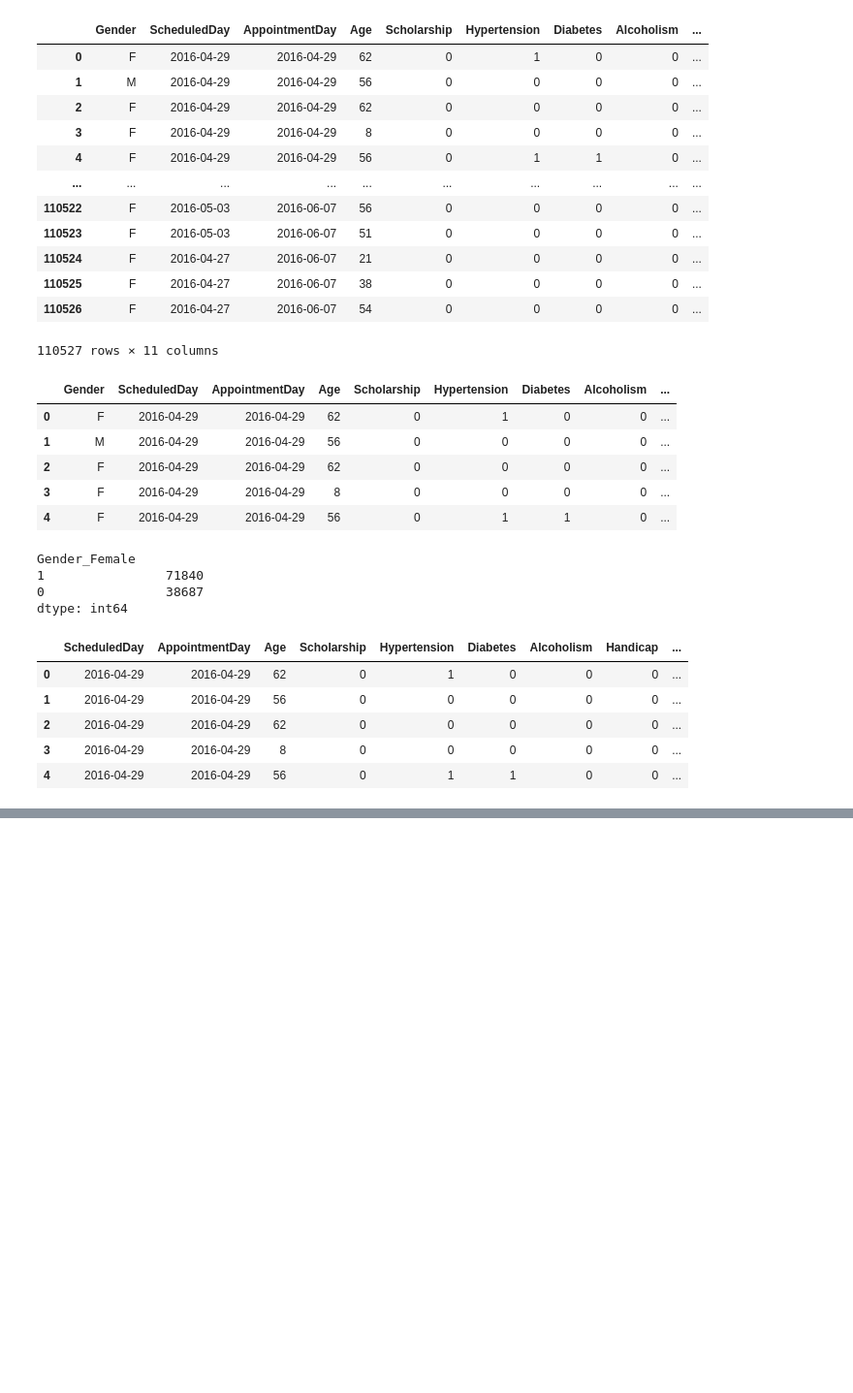
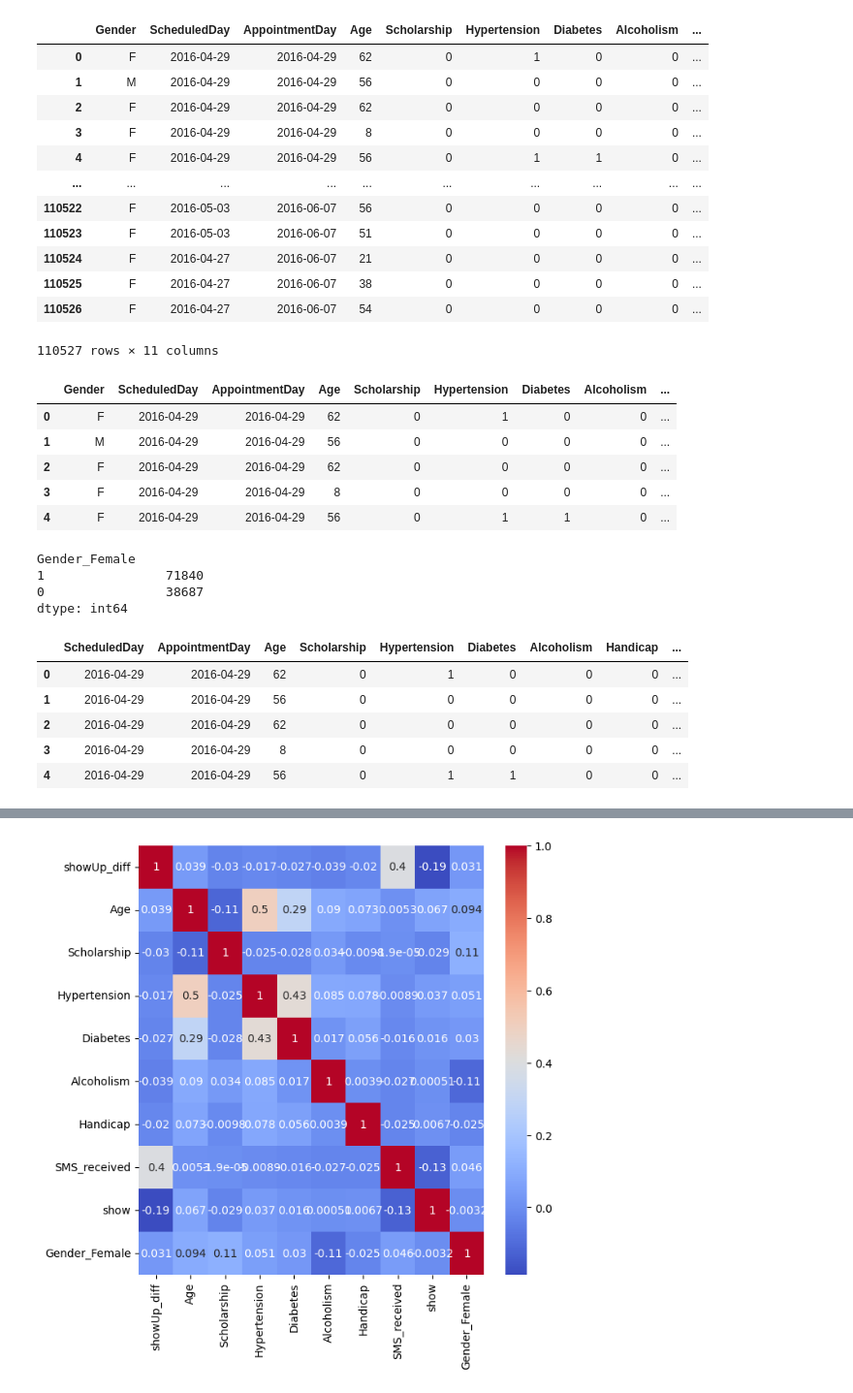
Before and after one commit to Milan1508/HealthCare_Data_Analysis, a Jupyter notebook: preprocessing.ipynb, the cells around one changed output, grey strips where cells are left out. Shown at 97% size. Cells and saved outputs as stored; diff of their text form; code cells hidden in the pictures; blank space fills up the shorter version.

```diff
--- a/preprocessing.ipynb
+++ b/preprocessing.ipynb
@@ -183,0 +197,2 @@ px.box(df,  y=df.Age )
+# %%
+diff = diff.dt.days
@@ -183,0 +213,3 @@ px.box(df,  y=df.Age )
+# %%
+df.drop(["AppointmentDay", "ScheduledDay"], axis= 1, inplace=True)
+df.head()
@@ -183,0 +223,2 @@ px.box(df,  y=df.Age )
+# %%
+df = pd.concat([diff, df], axis=1)
@@ -183,0 +232,3 @@ px.box(df,  y=df.Age )
+# %%
+df  = df.rename(columns={0:"showUp_diff"})
+df.tail()
@@ -183,0 +242,6 @@ px.box(df,  y=df.Age )
+# %%
+plt.figure(figsize=(7,7))
+sns.heatmap(df.corr(), annot=True,cmap="coolwarm")
+plt.show()
+# %% [output]
+[figure, added]
```
Also changed, not shown: parts of 16 cells of this notebook, 1 other file.
